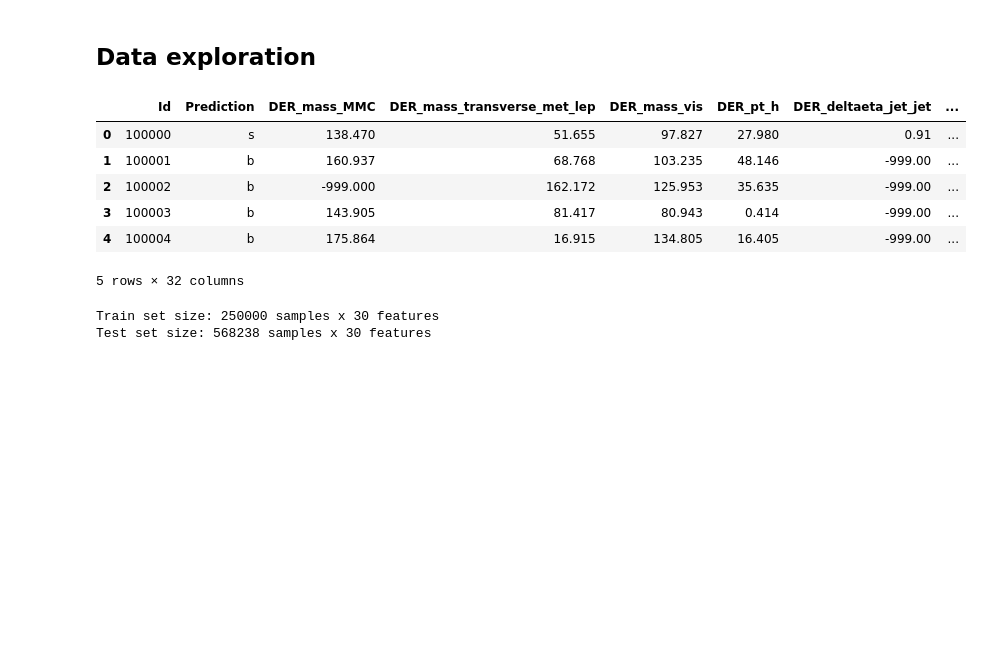
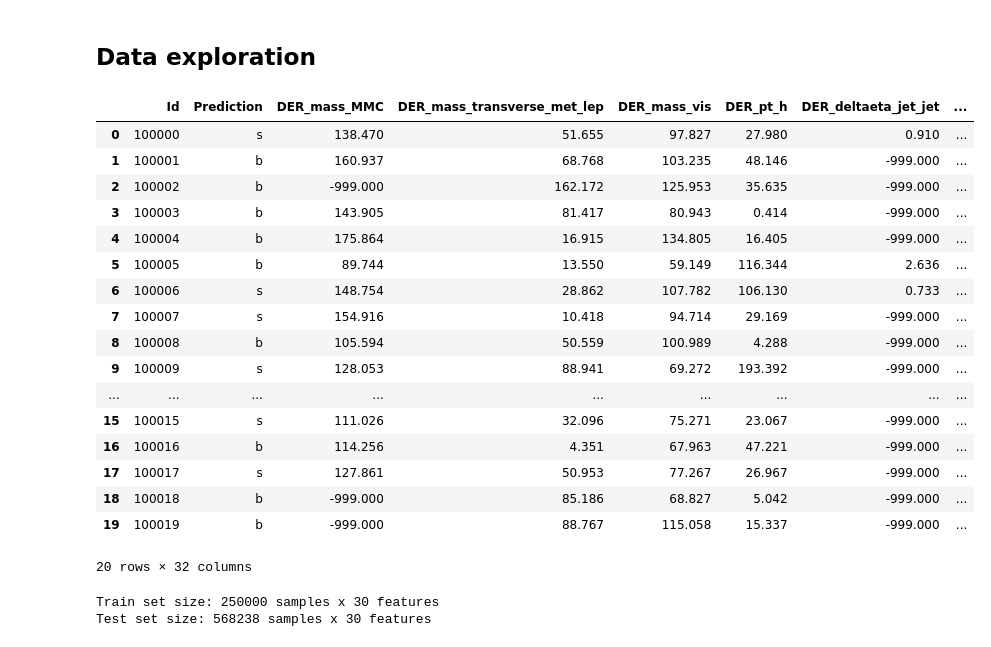
Before and after one commit to ymentha14/NMR_spectro_ML, a Jupyter notebook: project1/scripts/project1.ipynb, the cells around one changed output. Drawn from its saved outputs; the diff is of its cells as text; code cells hidden in the pictures; blank space fills up the shorter version.

```diff
--- a/project1/scripts/project1.ipynb
+++ b/project1/scripts/project1.ipynb
@@ -24,16 +24,27 @@ print(y.shape)
 # %%
 DATA_TEST_PATH = '../data/test.csv'
 train = pd.read_csv(DATA_TRAIN_PATH)
 test = pd.read_csv(DATA_TEST_PATH)
-train.head()
+train.head(20)
 # %% [output]
 |  | Id | Prediction | DER_mass_MMC | DER_mass_transverse_met_lep | DER_mass_vis | DER_pt_h | DER_deltaeta_jet_jet | ... |
-| 0 | 100000 | s | 138.470 | 51.655 | 97.827 | 27.980 | 0.91 | ... |
-| 1 | 100001 | b | 160.937 | 68.768 | 103.235 | 48.146 | -999.00 | ... |
-| 2 | 100002 | b | -999.000 | 162.172 | 125.953 | 35.635 | -999.00 | ... |
-| 3 | 100003 | b | 143.905 | 81.417 | 80.943 | 0.414 | -999.00 | ... |
-| 4 | 100004 | b | 175.864 | 16.915 | 134.805 | 16.405 | -999.00 | ... |
+| 0 | 100000 | s | 138.470 | 51.655 | 97.827 | 27.980 | 0.910 | ... |
+| 1 | 100001 | b | 160.937 | 68.768 | 103.235 | 48.146 | -999.000 | ... |
+| 2 | 100002 | b | -999.000 | 162.172 | 125.953 | 35.635 | -999.000 | ... |
+| 3 | 100003 | b | 143.905 | 81.417 | 80.943 | 0.414 | -999.000 | ... |
+| 4 | 100004 | b | 175.864 | 16.915 | 134.805 | 16.405 | -999.000 | ... |
+| 5 | 100005 | b | 89.744 | 13.550 | 59.149 | 116.344 | 2.636 | ... |
+| 6 | 100006 | s | 148.754 | 28.862 | 107.782 | 106.130 | 0.733 | ... |
+| 7 | 100007 | s | 154.916 | 10.418 | 94.714 | 29.169 | -999.000 | ... |
+| 8 | 100008 | b | 105.594 | 50.559 | 100.989 | 4.288 | -999.000 | ... |
+| 9 | 100009 | s | 128.053 | 88.941 | 69.272 | 193.392 | -999.000 | ... |
+| ... | ... | ... | ... | ... | ... | ... | ... | ... |
+| 15 | 100015 | s | 111.026 | 32.096 | 75.271 | 23.067 | -999.000 | ... |
+| 16 | 100016 | b | 114.256 | 4.351 | 67.963 | 47.221 | -999.000 | ... |
+| 17 | 100017 | s | 127.861 | 50.953 | 77.267 | 26.967 | -999.000 | ... |
+| 18 | 100018 | b | -999.000 | 85.186 | 68.827 | 5.042 | -999.000 | ... |
+| 19 | 100019 | b | -999.000 | 88.767 | 115.058 | 15.337 | -999.000 | ... |
-5 rows × 32 columns
+20 rows × 32 columns
 # %%
 print('Train set size: {} samples x {} features'.format(pd.DataFrame(tX).shape[0], pd.DataFrame(tX).shape[1]))
 print('Test set size: {} samples x {} features'.format(test.shape[0], pd.DataFrame(tX).shape[1]))
```
Also changed, not shown: parts of 3 cells of this notebook, 1 other file.
